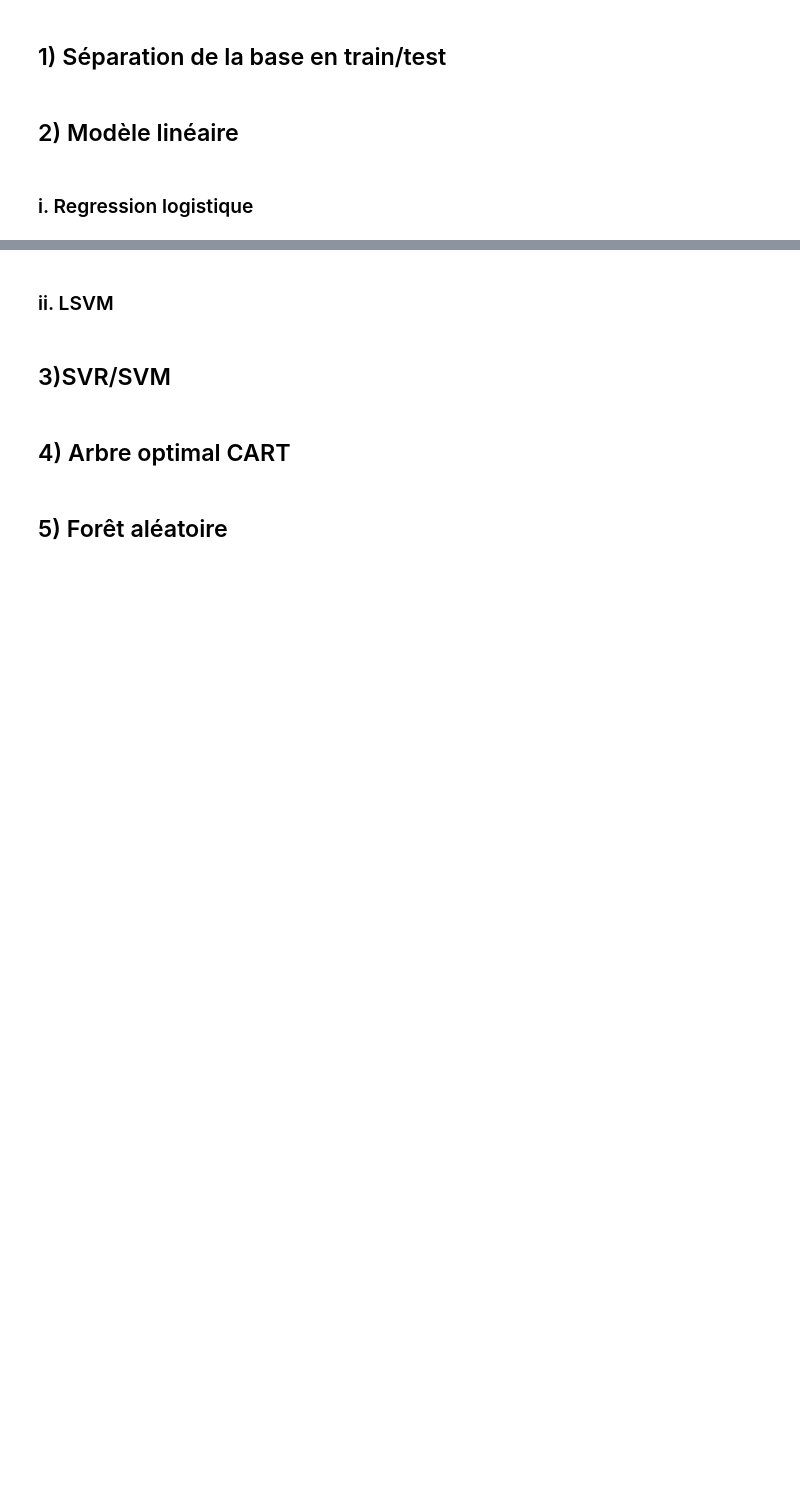
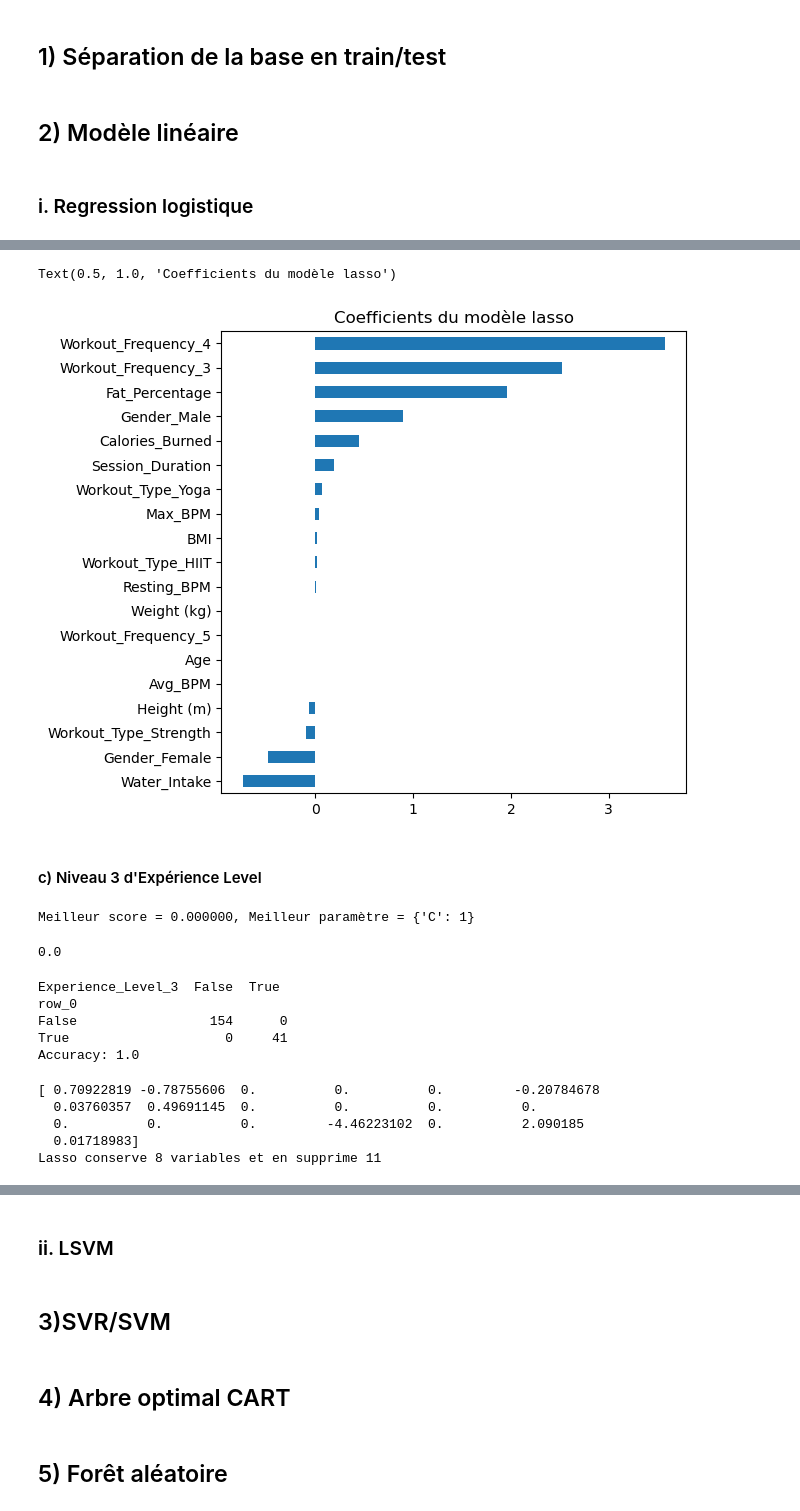
Before and after one commit to albanevergnes/projetML, a Jupyter notebook: Projet_python.ipynb, the cells around one changed output, grey strips where cells are left out. Saved outputs shown, nothing was run; the diff lists cells and outputs as text; code cells hidden in the pictures; blank space fills up the shorter version.

```diff
--- a/Projet_python.ipynb
+++ b/Projet_python.ipynb
@@ -378,0 +635,56 @@ plt.show()
+# %%
+imp_coef = coef.sort_values()
+plt.rcParams['figure.figsize'] = (6.0, 6.0)
+imp_coef.plot(kind = "barh")
+plt.title(u"Coefficients du modèle lasso")
+# %% [output]
+Text(0.5, 1.0, 'Coefficients du modèle lasso')
+[figure, added]
+# %% [markdown]
+#### c) Niveau 3 d'Expérience Level
+# %%
+# Optimisation du paramètre de pénalisation
+# grille de valeurs
+param=[{"C":[1,1.2,1.5,1.7,2,3,4]}]
+logit = GridSearchCV(LogisticRegression(penalty="l1",solver="liblinear"), param,cv=5,n_jobs=-1)
+logitOpt=logit.fit(Xb3_train, Y3_train)  # GridSearchCV est lui-même un estimateur
+# paramètre optimal
+logitOpt.best_params_["C"]
+print("Meilleur score = %f, Meilleur paramètre = %s" % (1.-logitOpt.best_score_,logitOpt.best_params_))
+# %% [output]
+Meilleur score = 0.000000, Meilleur paramètre = {'C': 1}
+# %%
+# erreur sur l'échantillon test
+1-logitOpt.score(Xb3_test, Y3_test)
+# %% [output]
+0.0
+# %%
+# Prévision
+y_chap3 = logitOpt.predict(Xb3_test)
+# matrice de confusion
+table=pd.crosstab(y_chap3,Y3_test)
+print(table)
+
+accuracy = np.trace(table.values) / table.values.sum()
+print("Accuracy:", accuracy)
+# %% [output]
+Experience_Level_3  False  True
+row_0
+False                 154      0
+True                    0     41
+Accuracy: 1.0
+# %%
+# Coefficients
+logitLasso=LogisticRegression(penalty="l1",C=logitOpt.best_params_['C'],
+                              solver="liblinear")
+logitCoef=logitLasso.fit(Xb3_train,Y3_train).coef_
+print(logitCoef[0])
+coef = pd.Series(logitCoef[0], index = X3_train.columns)
+print("Lasso conserve " + str(sum(coef != 0)) +
+      " variables et en supprime " +  str(sum(coef == 0)))
+# %% [output]
+[ 0.70922819 -0.78755606  0.          0.          0.         -0.20784678
+  0.03760357  0.49691145  0.          0.          0.          0.
+  0.          0.          0.         -4.46223102  0.          2.090185
+  0.01718983]
+Lasso conserve 8 variables et en supprime 11
```
Also changed, not shown: parts of 37 cells of this notebook, 1 other file.
